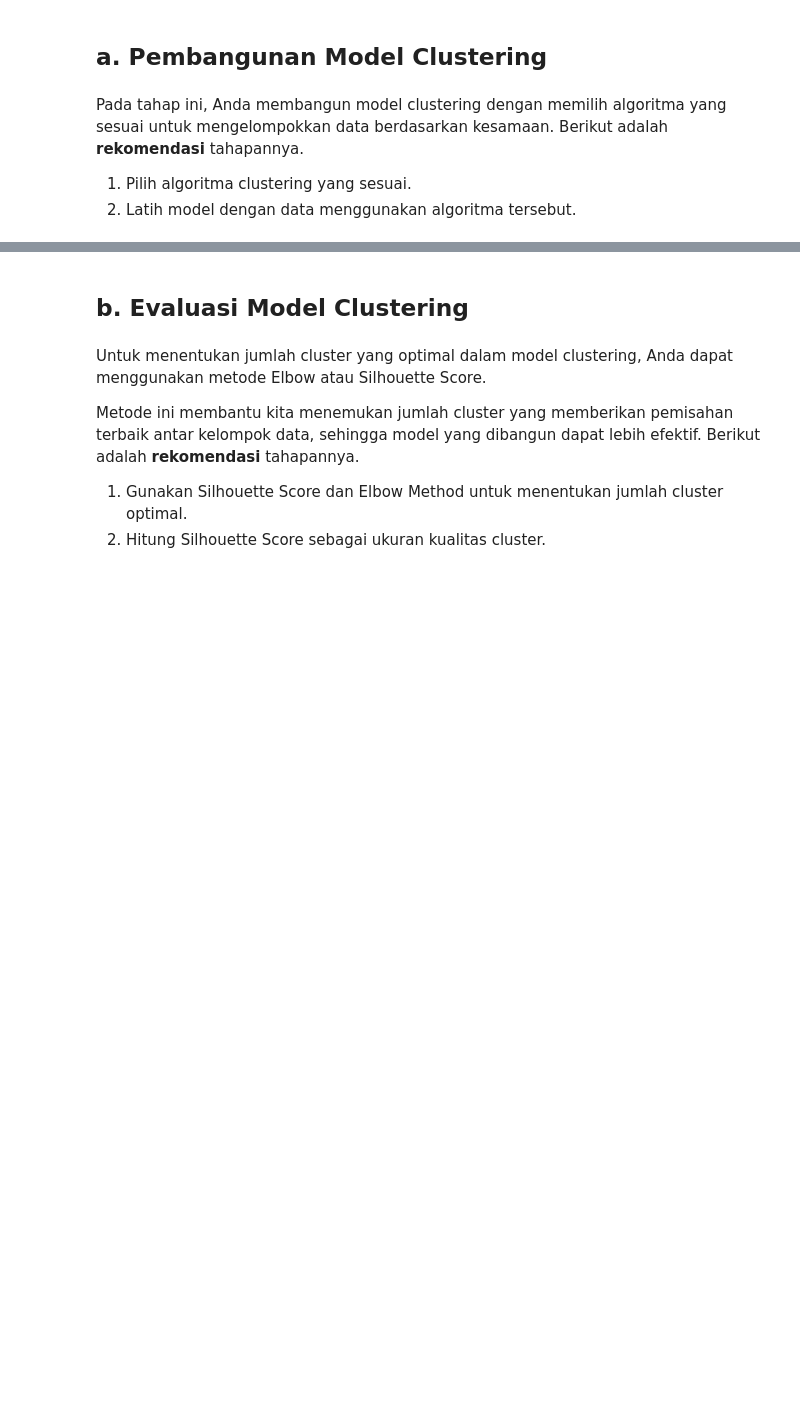
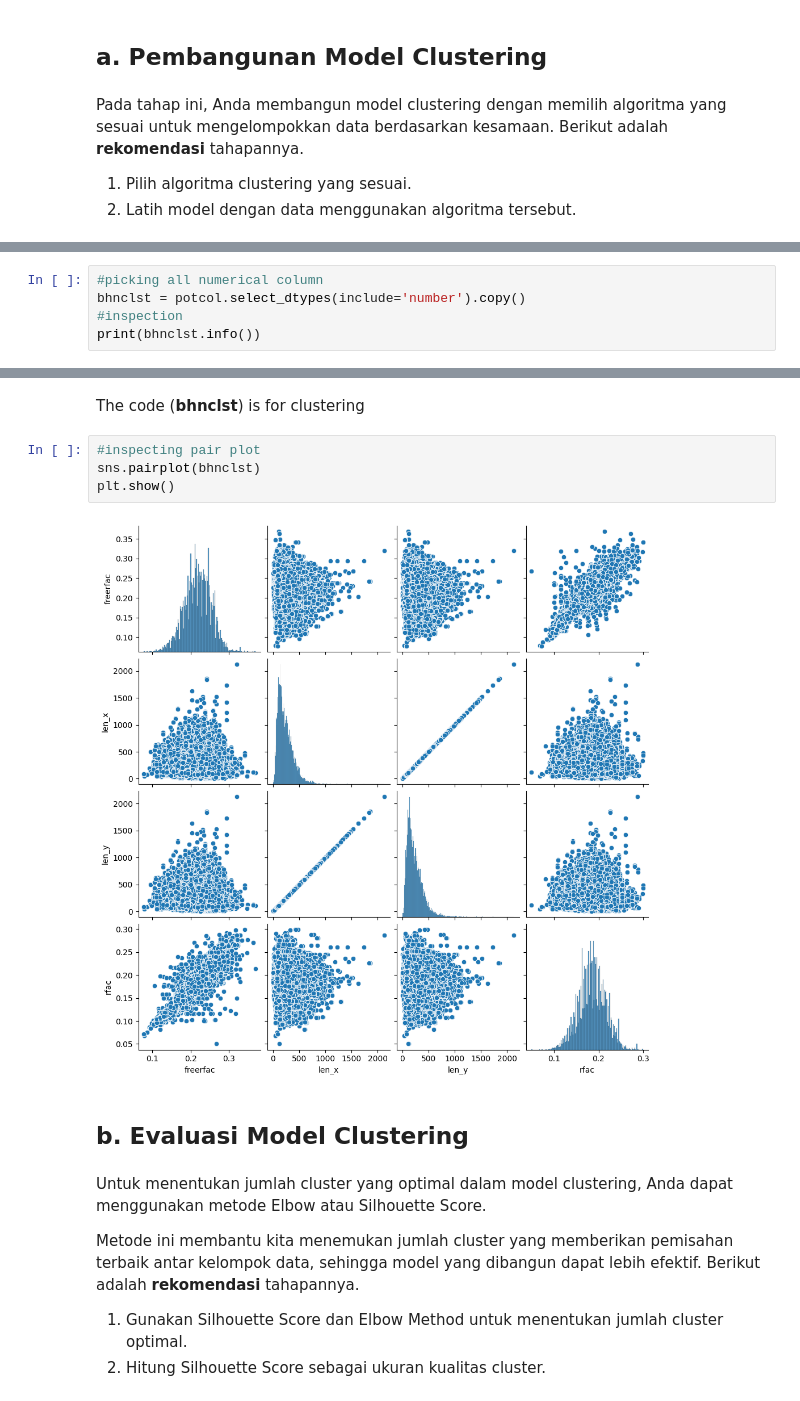
Before and after one commit to DGkurnia/cnkproject, a Jupyter notebook: [Clustering]_DNA_Submission_Akhir_BMLP_Derfansyah_Guswiranata_Kurnia.ipynb, the cells around one changed output, grey strips where cells are left out. Saved outputs shown, nothing was run; the diff lists cells and outputs as text; blank space fills up the shorter version.

```diff
--- a/[Clustering]_DNA_Submission_Akhir_BMLP_Derfansyah_Guswiranata_Kurnia.ipynb
+++ b/[Clustering]_DNA_Submission_Akhir_BMLP_Derfansyah_Guswiranata_Kurnia.ipynb
@@ -688,0 +676,5 @@ Pada tahap ini, Anda membangun model clustering dengan memilih algoritma yang se
+# %%
+#picking all numerical column
+bhnclst = potcol.select_dtypes(include='number').copy()
+#inspection
+print(bhnclst.info())
@@ -689,3 +694,11 @@ Pada tahap ini, Anda membangun model clustering dengan memilih algoritma yang se
+# %% [markdown]
+The code (**bhnclst**) is for clustering
+# %%
+#inspecting pair plot
+sns.pairplot(bhnclst)
+plt.show()
+# %% [output]
+[figure, added]
 # %% [markdown]
 ## **b. Evaluasi Model Clustering**
 # %% [markdown]
```
Also changed, not shown: parts of 4 cells of this notebook.
